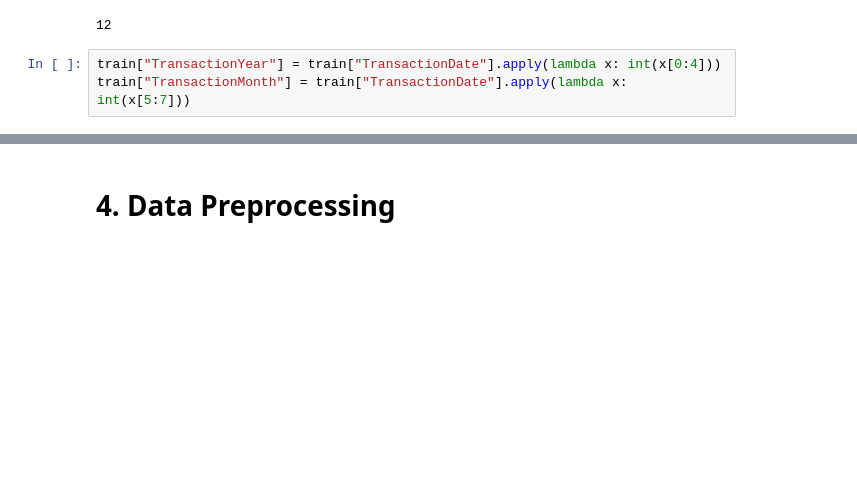
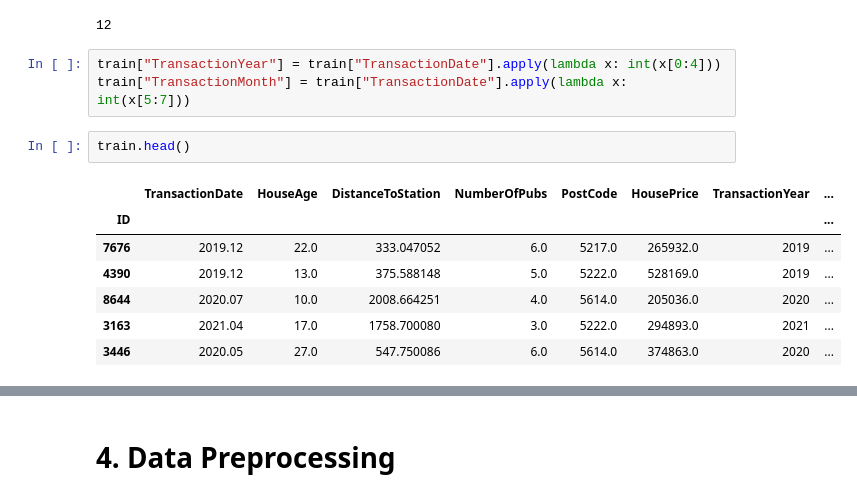
Before and after one commit to hypergalois/HousePricePredictionAPI, a Jupyter notebook: Regression.ipynb, the cells around one changed output, grey strips where cells are left out. Drawn from its saved outputs; the diff is of its cells as text; blank space fills up the shorter version.

```diff
--- a/Regression.ipynb
+++ b/Regression.ipynb
@@ -311,3 +311,13 @@ int(train.iloc[0]["TransactionDate"][5:7])
 # %%
 train["TransactionYear"] = train["TransactionDate"].apply(lambda x: int(x[0:4]))
 train["TransactionMonth"] = train["TransactionDate"].apply(lambda x: int(x[5:7]))
+# %%
+train.head()
+# %% [output]
+|  | TransactionDate | HouseAge | DistanceToStation | NumberOfPubs | PostCode | HousePrice | TransactionYear | ... |
+| ID |  |  |  |  |  |  |  | ... |
+| 7676 | 2019.12 | 22.0 | 333.047052 | 6.0 | 5217.0 | 265932.0 | 2019 | ... |
+| 4390 | 2019.12 | 13.0 | 375.588148 | 5.0 | 5222.0 | 528169.0 | 2019 | ... |
+| 8644 | 2020.07 | 10.0 | 2008.664251 | 4.0 | 5614.0 | 205036.0 | 2020 | ... |
+| 3163 | 2021.04 | 17.0 | 1758.700080 | 3.0 | 5222.0 | 294893.0 | 2021 | ... |
+| 3446 | 2020.05 | 27.0 | 547.750086 | 6.0 | 5614.0 | 374863.0 | 2020 | ... |
```
Also changed, not shown: parts of 3 cells of this notebook.
